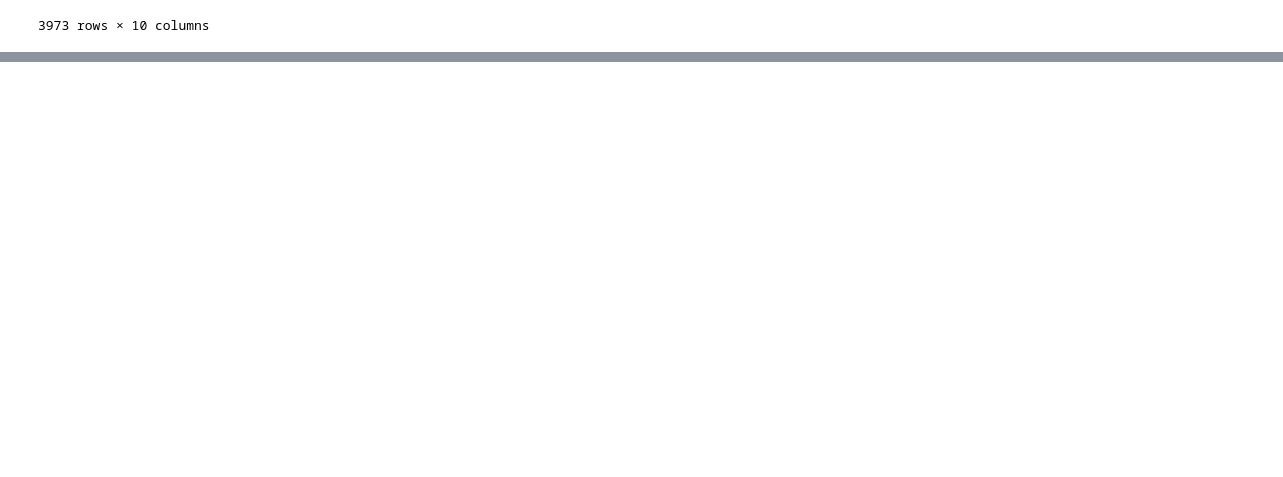
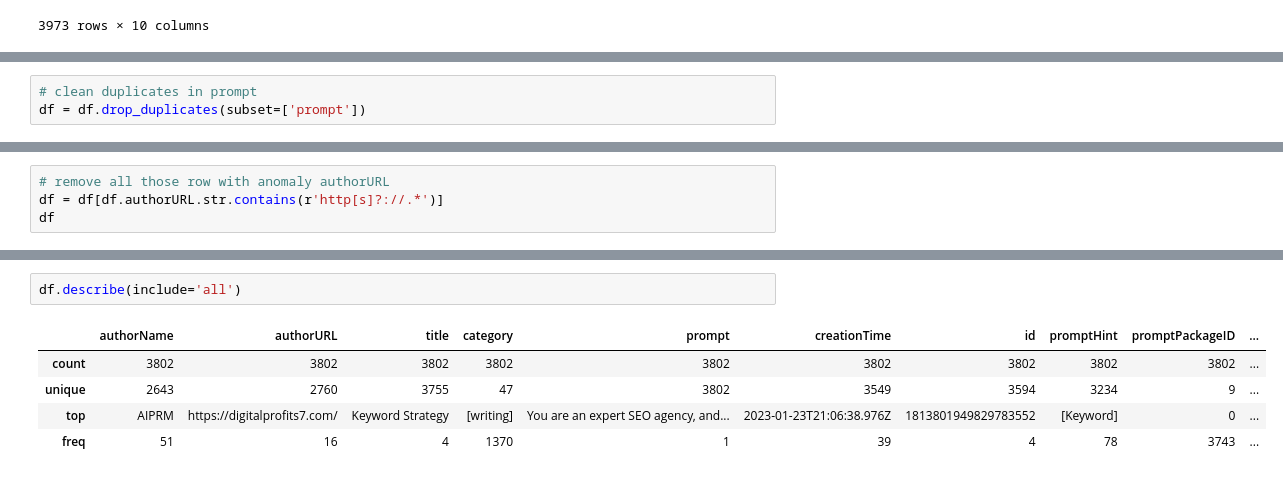
Before and after one commit to nhannht/aiprm-prompts, a Jupyter notebook: wrangling.ipynb, the cells around one changed output, grey strips where cells are left out. Drawn from its saved outputs; the diff is of its cells as text; blank space fills up the shorter version.

Commit message:
feat: improve wrangling phase
Remove duplicate prompts, anomaly urls

```diff
--- a/wrangling.ipynb
+++ b/wrangling.ipynb
@@ -116,0 +81,3 @@ sv = df.to_csv("prompts.csv")
+# %%
+# clean duplicates in prompt
+df = df.drop_duplicates(subset=['prompt'])
@@ -116,0 +126,4 @@ sv = df.to_csv("prompts.csv")
+# %%
+# remove all those row with anomaly authorURL
+df = df[df.authorURL.str.contains(r'http[s]?://.*')]
+df
@@ -116,0 +158,8 @@ sv = df.to_csv("prompts.csv")
+# %%
+df.describe(include='all')
+# %% [output]
+|  | authorName | authorURL | title | category | prompt | creationTime | id | promptHint | promptPackageID | ... |
+| count | 3802 | 3802 | 3802 | 3802 | 3802 | 3802 | 3802 | 3802 | 3802 | ... |
+| unique | 2643 | 2760 | 3755 | 47 | 3802 | 3549 | 3594 | 3234 | 9 | ... |
+| top | AIPRM | https://digitalprofits7.com/ | Keyword Strategy | [writing] | You are an expert SEO agency, and... | 2023-01-23T21:06:38.976Z | 1813801949829783552 | [Keyword] | 0 | ... |
+| freq | 51 | 16 | 4 | 1370 | 1 | 39 | 4 | 78 | 3743 | ... |
```
Also changed, not shown: parts of 9 cells of this notebook, 1 other file.
